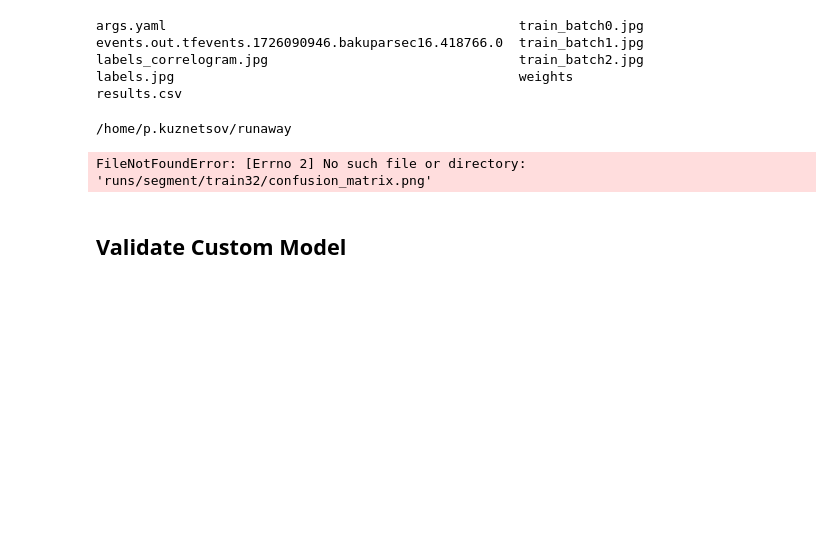
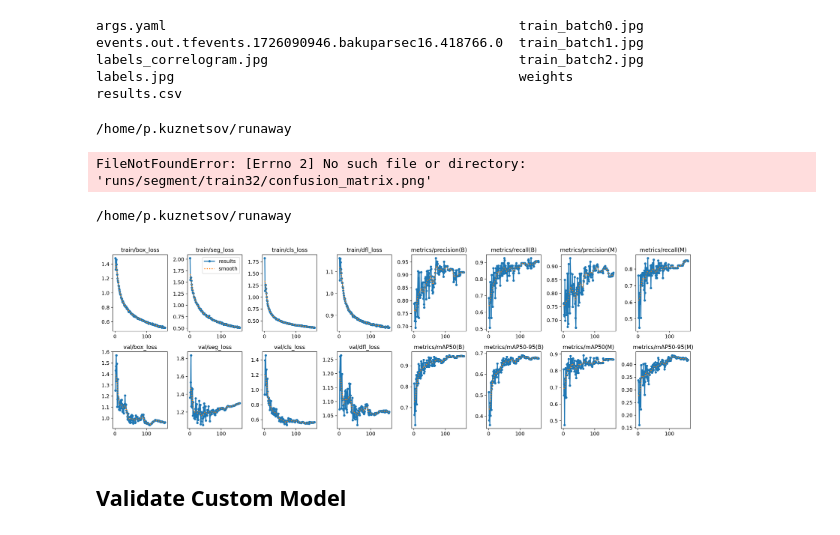
Before and after one commit to Pavel418/runaway-satellite-detection, a Jupyter notebook: train-yolov8-instance-segmentation-on-custom-dataset.ipynb, the cells around one changed output. Saved outputs shown, nothing was run; the diff lists cells and outputs as text; code cells hidden in the pictures; blank space fills up the shorter version.

```diff
--- a/train-yolov8-instance-segmentation-on-custom-dataset.ipynb
+++ b/train-yolov8-instance-segmentation-on-custom-dataset.ipynb
@@ -72,7 +73,10 @@ Image(filename=f'runs/segment/train32/confusion_matrix.png', width=600)
 FileNotFoundError: [Errno 2] No such file or directory: 'runs/segment/train32/confusion_matrix.png'
 # %%
 %cd {HOME}
-Image(filename=f'{HOME}/runs/segment/train22/results.png', width=600)
+Image(filename=f'{HOME}/runs/segment/train35/results.png', width=600)
+# %% [output]
+/home/p.kuznetsov/runaway
+[figure, added]
 # %%
 %cd {HOME}
 Image(filename=f'{HOME}/runs/segment/train23/val_batch0_pred.jpg', width=600)
```
Also changed, not shown: parts of 4 cells of this notebook, 1 other file.
